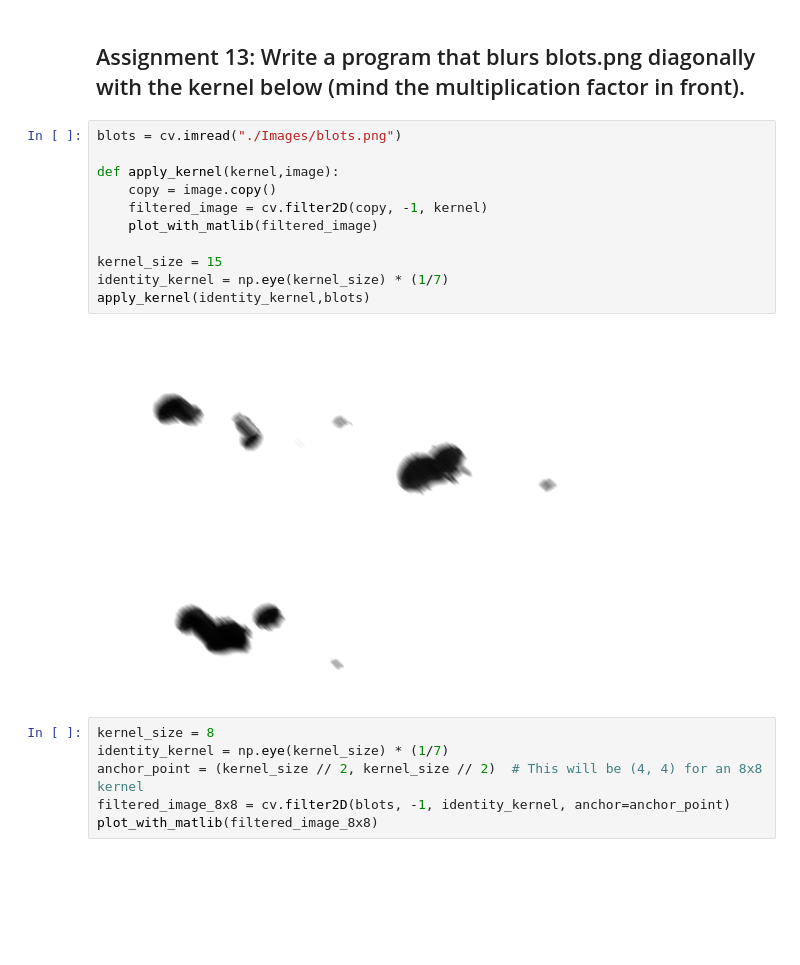
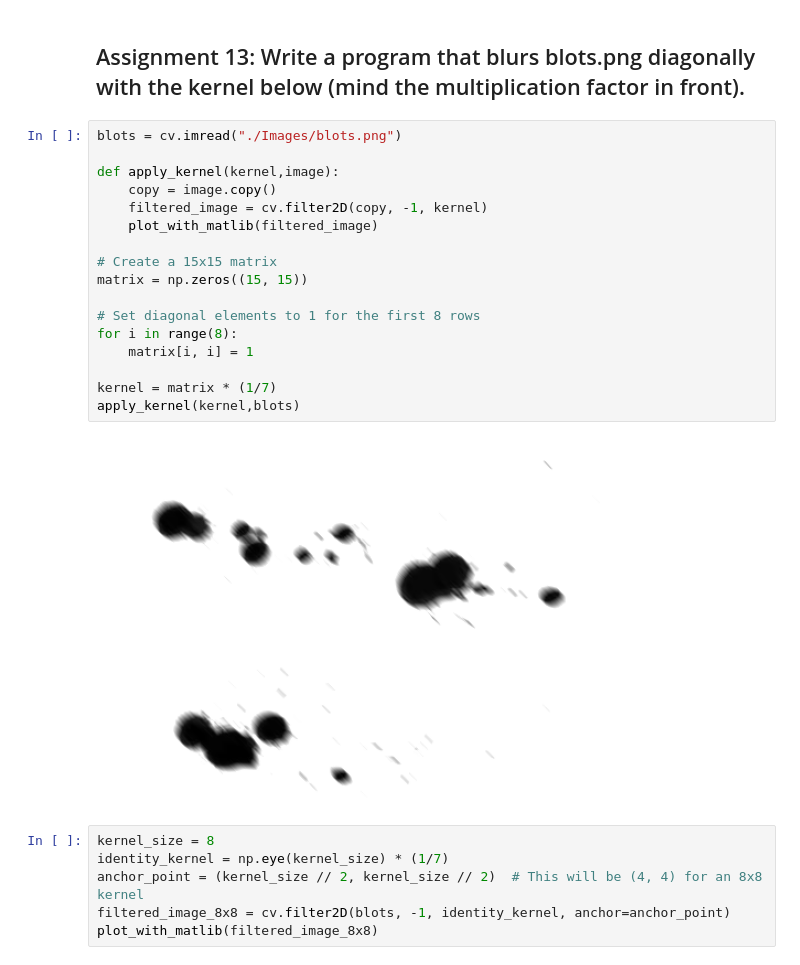
Before and after one commit to LucasVB-TheyCallMeAPoro/ComputerVisie, a Jupyter notebook: Lab1/Lab1_LucasVB.ipynb, the cells around one changed output. Cells and saved outputs as stored; diff of their text form; blank space fills up the shorter version.

```diff
--- a/Lab1/Lab1_LucasVB.ipynb
+++ b/Lab1/Lab1_LucasVB.ipynb
@@ -242,16 +242,22 @@ Clipping input data to the valid range for imshow with RGB data ([0..1] for floa
 # %%
 blots = cv.imread("./Images/blots.png")
 
 def apply_kernel(kernel,image):
     copy = image.copy()
     filtered_image = cv.filter2D(copy, -1, kernel)
     plot_with_matlib(filtered_image)
 
-kernel_size = 15
-identity_kernel = np.eye(kernel_size) * (1/7)
-apply_kernel(identity_kernel,blots)
+# Create a 15x15 matrix
+matrix = np.zeros((15, 15))
+
+# Set diagonal elements to 1 for the first 8 rows
+for i in range(8):
+    matrix[i, i] = 1
+
+kernel = matrix * (1/7)
+apply_kernel(kernel,blots)
 # %% [output]
-[figure, old version]
+[figure, new version]
 # %%
 kernel_size = 8
 identity_kernel = np.eye(kernel_size) * (1/7)
```
